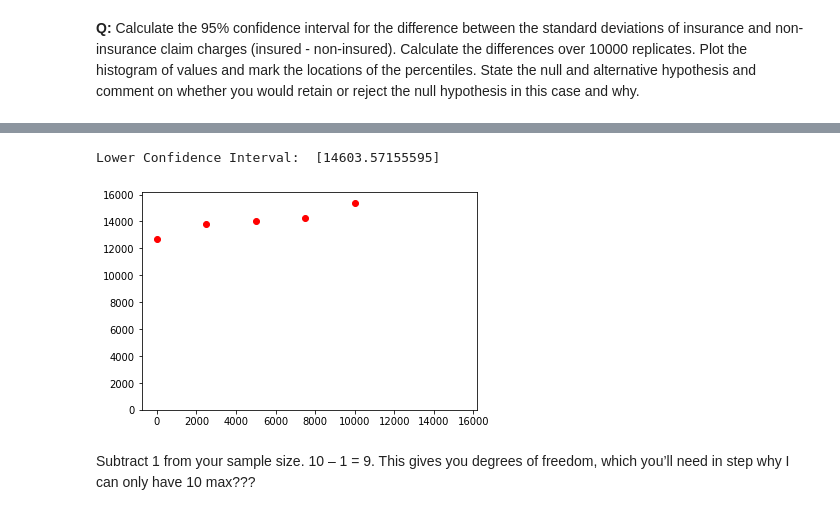
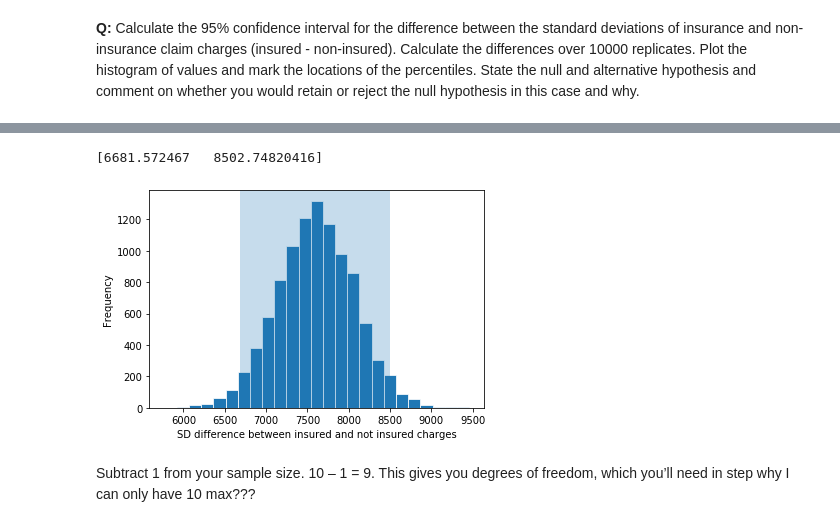
Before and after one commit to NewtoIBM/data_student, a Jupyter notebook: inferential_statistics_2-bQ.ipynb, the cells around one changed output, grey strips where cells are left out. Cells and saved outputs as stored; diff of their text form; code cells hidden in the pictures.

```diff
--- a/inferential_statistics_2-bQ.ipynb
+++ b/inferential_statistics_2-bQ.ipynb
@@ -129,46 +84,32 @@ _ = plt.ylabel('')
-# %%
-np.random.seed(47)
-N_rep = 10000
-
-# Define function to randomly select a sample from a dataset (of the same size)
-def bootstrap_replicate_1d(charges, func):
-        return func(np.random.choice(charges, size=len(charges)))
-
-# Define function to get size number of bootstrap replicates using an input sample and replicate function
-def draw_bs_reps(charges, func, size=5):
-    """Draw bootstrap replicates."""
-
-# Initialize array of replicates: bs_replicates
-    bs_replicates = np.empty(N_rep)
-
-# Generate replicates
-    for i in range(N_rep):
-        bs_replicates[i] = bootstrap_replicate_1d(charges, func)
-
-    return bs_replicates
-
-# Draw bootstrap replicates of mean
-bs_replicates2 = draw_bs_reps(med_charges.charges.loc[med_charges.insuranceclaim == 1], np.std , N_rep)
-
-# Compute the one-tailed 95% confidence interval: conf_int
-conf_int2 = np.percentile(bs_replicates2, [95])
-print('Lower Confidence Interval: ', conf_int)
-# %% [output]
-Lower Confidence Interval:  [14603.57155595]
-# %%
-# Make a plot of the results
-from matplotlib import mlab
-import numpy as np
-p = np.array([0.0, 25.0, 50.0, 75.0, 100.0])
-
-perc = np.percentile(bs_replicates2, p)
-
-_ = plt.hist(bs_replicates2, density=True, bins=10)
-plt.plot((len(bs_replicates2)-1) * p/100., perc, 'ro')
-_ = plt.xlabel('')
-_ = plt.ylabel('')
-# %% [output]
-[figure, removed]
+# %%
+charge_insured = med_charges.charges[med_charges.insuranceclaim == 1.0]
+charge_not_insured = med_charges.charges[med_charges.insuranceclaim == 0.0]
+n_charge_insured = len(charge_insured)
+n_charge_not_insured = len(charge_not_insured)
+
+N_rep = 10000
+np.random.seed(47)
+std_diff_replicate = np.empty(N_rep)
+for i in range(N_rep):
+    charge_insured_sample = np.random.choice(charge_insured, n_charge_insured )
+    charge_not_insured_sample = np.random.choice(charge_not_insured, n_charge_not_insured)
+    std_diff_replicate[i] = np.std(charge_insured_sample) - np.std(charge_not_insured_sample)
+
+conf_int = np.percentile(std_diff_replicate, [2.5, 97.5])
+print(conf_int)
+# %% [output]
+[6681.572467   8502.74820416]
+# %%
+from matplotlib import mlab
+import numpy as np
+
+_ = plt.hist(std_diff_replicate, bins=25, edgecolor = 'white', linewidth = 0.75)
+_ = plt.xlabel('SD difference between insured and not insured charges')
+_ = plt.ylabel('Frequency')
+plt.axvspan(conf_int[0], conf_int[1], alpha=0.25)
+plt.show()
+# %% [output]
+[figure, added]
 # %% [markdown]
 Subtract 1 from your sample size. 10 – 1 = 9. This gives you degrees of freedom, which you’ll need in step  why I can only have 10 max???
 # %%
```
Also changed, not shown: parts of 3 cells of this notebook.
